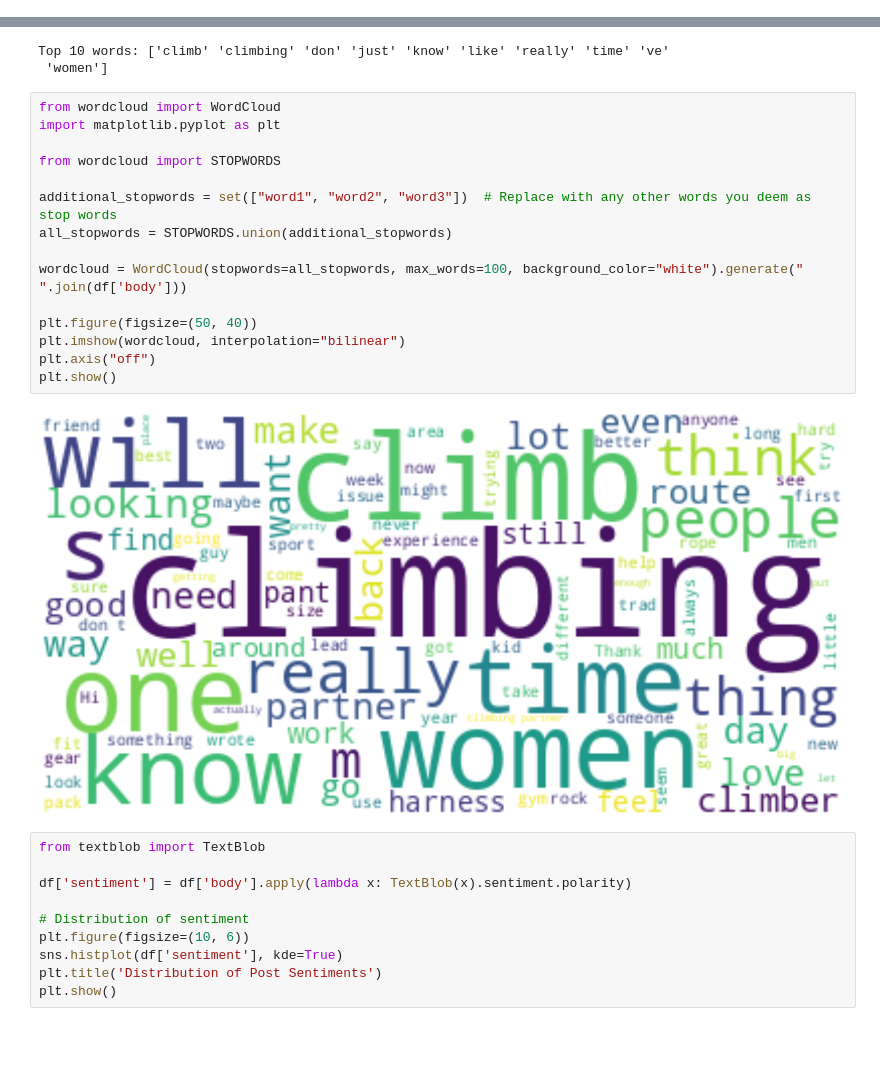
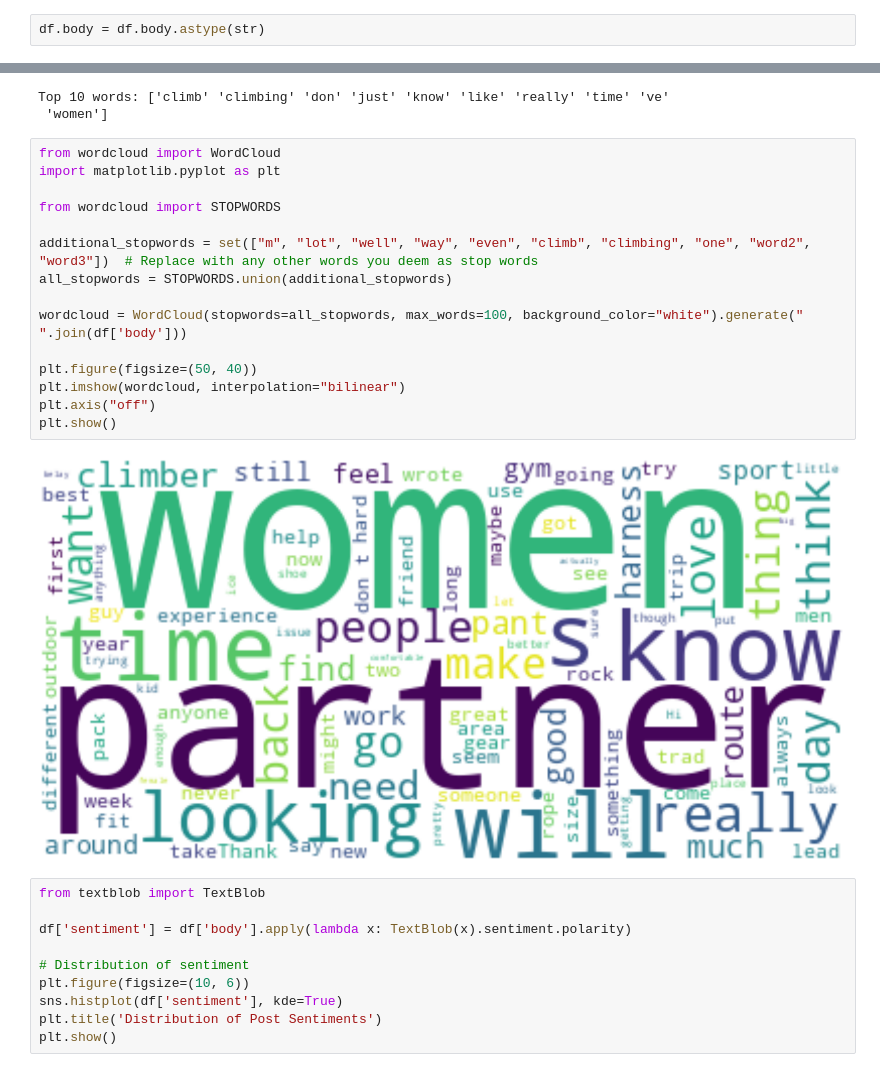
Before and after one commit to tybens/climbing-analysis, a Jupyter notebook: sandbox.ipynb, the cells around one changed output, grey strips where cells are left out. Saved outputs shown, nothing was run; the diff lists cells and outputs as text; blank space fills up the shorter version.

```diff
--- a/sandbox.ipynb
+++ b/sandbox.ipynb
@@ -106,3 +179,5 @@ df.num_likes = df.num_likes.astype(int)
+# %%
+df.body = df.body.astype(str)
 # %%
 df['mean_sent_length'] = df.body.map(lambda text: np.mean([len(sent) for sent in tokenize.sent_tokenize(text)]))
 # %%
@@ -218,20 +299,20 @@ Top 10 words: ['climb' 'climbing' 'don' 'just' 'know' 'like' 'really' 'time' 've
 # %%
 from wordcloud import WordCloud
 import matplotlib.pyplot as plt
 
 from wordcloud import STOPWORDS
 
-additional_stopwords = set(["word1", "word2", "word3"])  # Replace with any other words you deem as stop words
+additional_stopwords = set(["m", "lot", "well", "way", "even", "climb", "climbing", "one", "word2", "word3"])  # Replace with any other words you deem as stop words
 all_stopwords = STOPWORDS.union(additional_stopwords)
 
 wordcloud = WordCloud(stopwords=all_stopwords, max_words=100, background_color="white").generate(" ".join(df['body']))
 
 plt.figure(figsize=(50, 40))
 plt.imshow(wordcloud, interpolation="bilinear")
 plt.axis("off")
 plt.show()
 # %% [output]
-[figure, old version]
+[figure, new version]
 # %%
 from textblob import TextBlob
 
```
Also changed, not shown: parts of 12 cells of this notebook, 5 other files.
